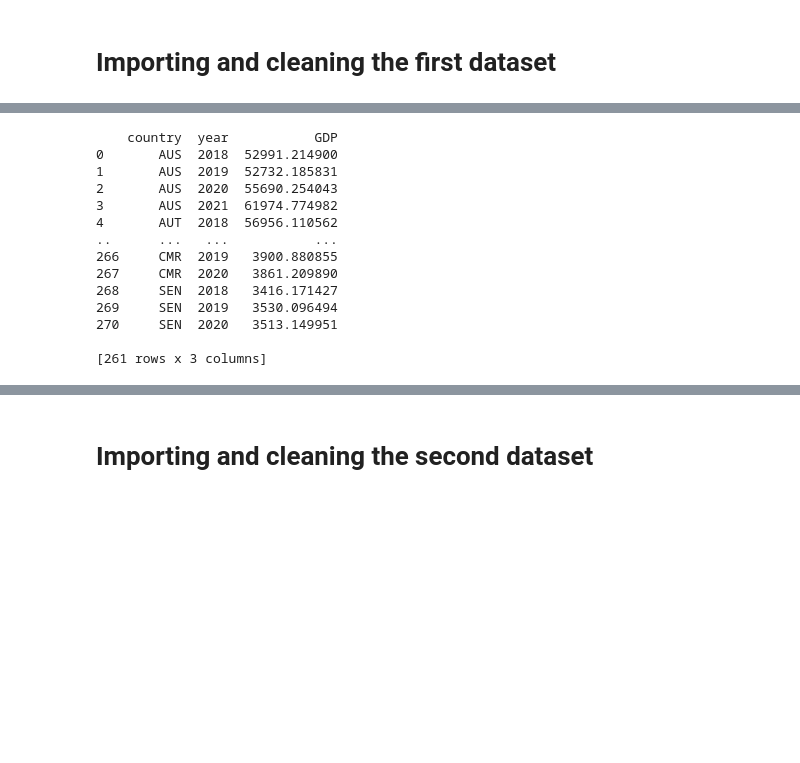
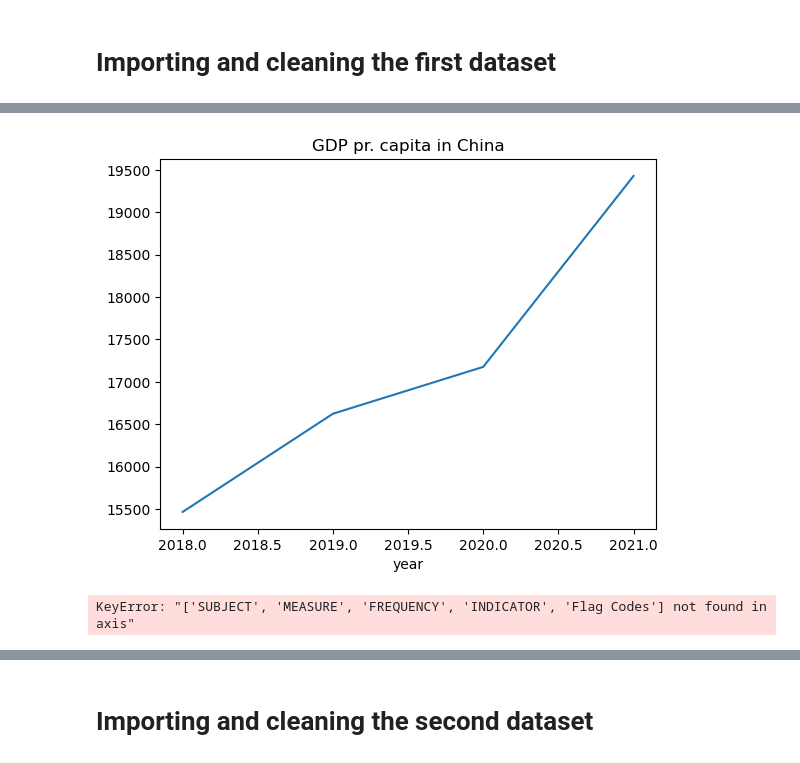
Before and after one commit to NumEconCopenhagen/projects-2023-n-m, a Jupyter notebook: dataproject/dataproject.ipynb, the cells around one changed output, grey strips where cells are left out. Saved outputs shown, nothing was run; the diff lists cells and outputs as text; code cells hidden in the pictures; blank space fills up the shorter version.

Commit message:
figure

```diff
--- a/dataproject/dataproject.ipynb
+++ b/dataproject/dataproject.ipynb
@@ -54,0 +77,6 @@ print(gdp)
+# %%
+gdp.rename(columns = {2018:'gdp2018'}, inplace=True)
+gdp.rename(columns = {2019:'gdp2019'}, inplace=True)
+gdp.rename(columns = {2020:'gdp2020'}, inplace=True)
+gdp.rename(columns = {2021:'gdp2021'}, inplace=True)
+gdp.head(7)
@@ -54,0 +92,4 @@ print(gdp)
+# %%
+#Resetting the index
+gdp.reset_index(inplace = True, drop = True)
+gdp.iloc[0:7,:]
@@ -54,0 +120,4 @@ print(gdp)
+# %%
+#Changing from wide to long
+gdp_long = pd.wide_to_long(gdp, stubnames='gdp', i='country', j='year')
+gdp_long.head(7)
@@ -54,0 +136,3 @@ print(gdp)
+# %%
+gdp_long = gdp_long.reset_index()
+gdp_long.loc[gdp_long.country == 'China', :]
@@ -55,3 +145,10 @@ print(gdp)
+# %%
+gdp_china = gdp_long.loc[gdp_long.country == 'China', :]
+gdp_china.plot(x='year', y='gdp', legend=False);
+plt.title("GDP pr. capita in China")
+plt.show()
+# %% [output]
+[figure, added]
 # %%
 #We drop the unecessary columns
 drop_cont = ['SUBJECT', 'MEASURE', 'FREQUENCY', 'INDICATOR', 'Flag Codes']
@@ -61,26 +158,12 @@ gdp.drop(drop_cont, axis=1, inplace=True)
 gdp.rename(columns = {'LOCATION' : 'country', 'TIME' : 'year', 'Value' : 'GDP'}, inplace=True)
 
 #Removing two rows that are not containing only one country
-gdp = gdp[gdp.country != 'EA19']
-gdp = gdp[gdp.country != 'EU27_2020']
+gdp_long = pd.wide_to_long(gdp, stubnames='GDP2', i='country', j='year')
 
 #Print
 print(gdp)
 # %% [output]
-    country  year           GDP
-0       AUS  2018  52991.214900
-1       AUS  2019  52732.185831
-2       AUS  2020  55690.254043
-3       AUS  2021  61974.774982
-4       AUT  2018  56956.110562
-..      ...   ...           ...
-266     CMR  2019   3900.880855
-267     CMR  2020   3861.209890
-268     SEN  2018   3416.171427
-269     SEN  2019   3530.096494
-270     SEN  2020   3513.149951
-
-[261 rows x 3 columns]
+KeyError: "['SUBJECT', 'MEASURE', 'FREQUENCY', 'INDICATOR', 'Flag Codes'] not found in axis"
 # %%
 #Reshaping the data set to have all information for a country in one row
 gdp = gdp.pivot_table(index='country', columns='year', values='GDP', aggfunc='sum').reset_index() # reset_index removes the second index created by the pivot
```
Also changed, not shown: parts of 19 cells of this notebook.
